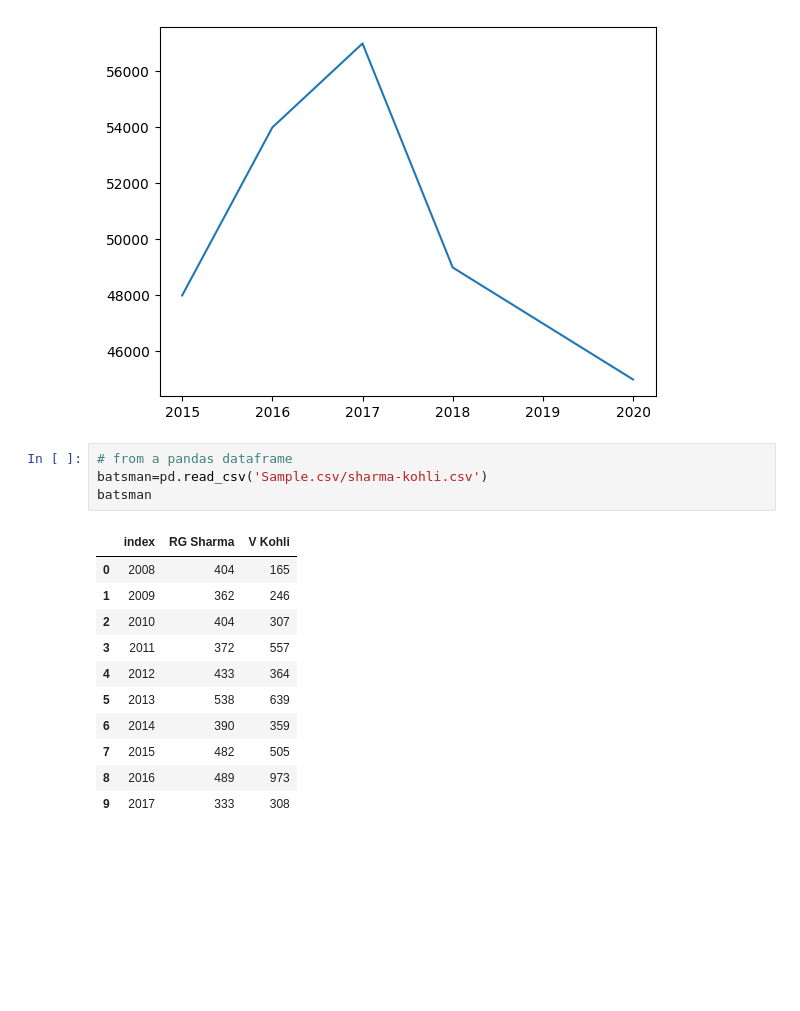
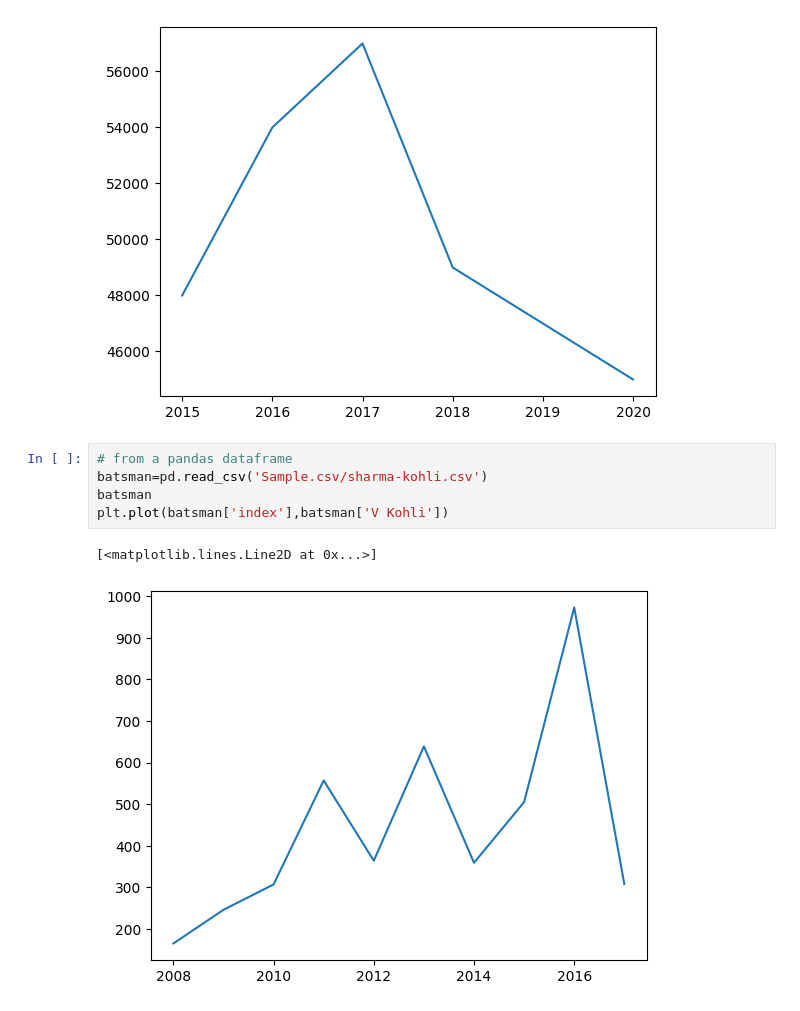
Before and after one commit to simran-aug15/Matplotlib, a Jupyter notebook: 2d_lineplot.ipynb, the cells around one changed output. Drawn from its saved outputs; the diff is of its cells as text; blank space fills up the shorter version.

```diff
--- a/2d_lineplot.ipynb
+++ b/2d_lineplot.ipynb
@@ -21,16 +21,8 @@ plt.plot(year,price)
 # %%
 # from a pandas dataframe
 batsman=pd.read_csv('Sample.csv/sharma-kohli.csv')
 batsman
+plt.plot(batsman['index'],batsman['V Kohli'])
 # %% [output]
-|  | index | RG Sharma | V Kohli |
-| 0 | 2008 | 404 | 165 |
-| 1 | 2009 | 362 | 246 |
-| 2 | 2010 | 404 | 307 |
-| 3 | 2011 | 372 | 557 |
-| 4 | 2012 | 433 | 364 |
-| 5 | 2013 | 538 | 639 |
-| 6 | 2014 | 390 | 359 |
-| 7 | 2015 | 482 | 505 |
-| 8 | 2016 | 489 | 973 |
-| 9 | 2017 | 333 | 308 |
+[<matplotlib.lines.Line2D at 0x...>]
+[figure, added]
```
Also changed, not shown: parts of 1 cell of this notebook.
